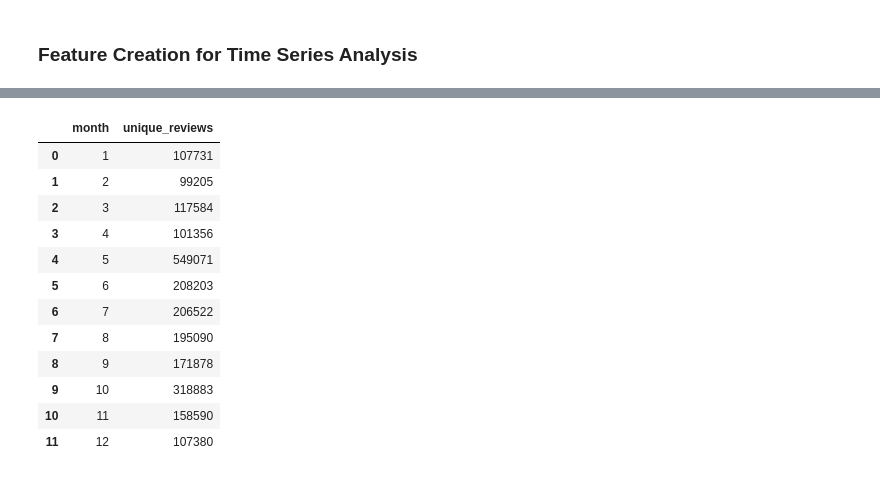
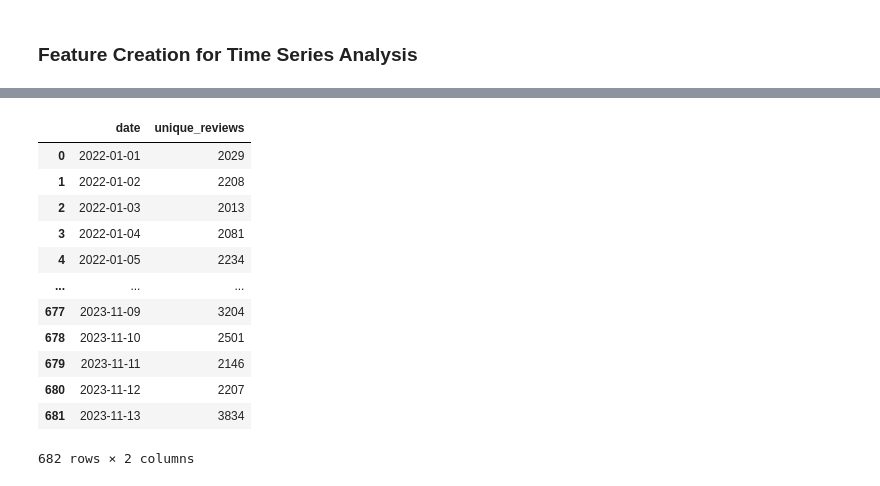
Before and after one commit to juanitopepito97/CA_projects-, a Jupyter notebook: Johannes_Loos_Int_MLDataVis-Hdip-DA-for-Business.ipynb, the cells around one changed output, grey strips where cells are left out. Cells and saved outputs as stored; diff of their text form; code cells hidden in the pictures.

```diff
--- a/Johannes_Loos_Int_MLDataVis-Hdip-DA-for-Business.ipynb
+++ b/Johannes_Loos_Int_MLDataVis-Hdip-DA-for-Business.ipynb
@@ -184,3 +188,5 @@ fig.show()
+# %%
+df['year'] = df['review_timestamp'].dt.year
+df_2022_23 = df[(df['year'] == 2022) | (df['year'] == 2023)]
 # %%
-df['week'] = df['review_timestamp'].dt.isocalendar().week
-df['week']
+df_2022_23['week'] = df_2022_23['review_timestamp'].dt.isocalendar().week
@@ -215,0 +193,4 @@ df_2023.sample(10)
+# %%
+df_2022_23['date']= df_2022_23['review_timestamp'].dt.date
+df_2022_23['date'] = pd.to_datetime(df_2022_23['date'])
+df_2022_23['date']
@@ -216,18 +210,18 @@ df_2023.sample(10)
 # %%
-unique_reviews_per_month = df.groupby('month')['review_id'].nunique().reset_index(name='unique_reviews')
-unique_reviews_per_month
+unique_reviews_per_day = df_2022_23.groupby(['date'])['review_id'].nunique().reset_index(name='unique_reviews')
+unique_reviews_per_day
 # %% [output]
-|  | month | unique_reviews |
-| 0 | 1 | 107731 |
-| 1 | 2 | 99205 |
-| 2 | 3 | 117584 |
-| 3 | 4 | 101356 |
-| 4 | 5 | 549071 |
-| 5 | 6 | 208203 |
-| 6 | 7 | 206522 |
-| 7 | 8 | 195090 |
-| 8 | 9 | 171878 |
-| 9 | 10 | 318883 |
-| 10 | 11 | 158590 |
-| 11 | 12 | 107380 |
+|  | date | unique_reviews |
+| 0 | 2022-01-01 | 2029 |
+| 1 | 2022-01-02 | 2208 |
+| 2 | 2022-01-03 | 2013 |
+| 3 | 2022-01-04 | 2081 |
+| 4 | 2022-01-05 | 2234 |
+| ... | ... | ... |
+| 677 | 2023-11-09 | 3204 |
+| 678 | 2023-11-10 | 2501 |
+| 679 | 2023-11-11 | 2146 |
+| 680 | 2023-11-12 | 2207 |
+| 681 | 2023-11-13 | 3834 |
+682 rows × 2 columns
 # %%
```
Also changed, not shown: parts of 32 cells of this notebook.
